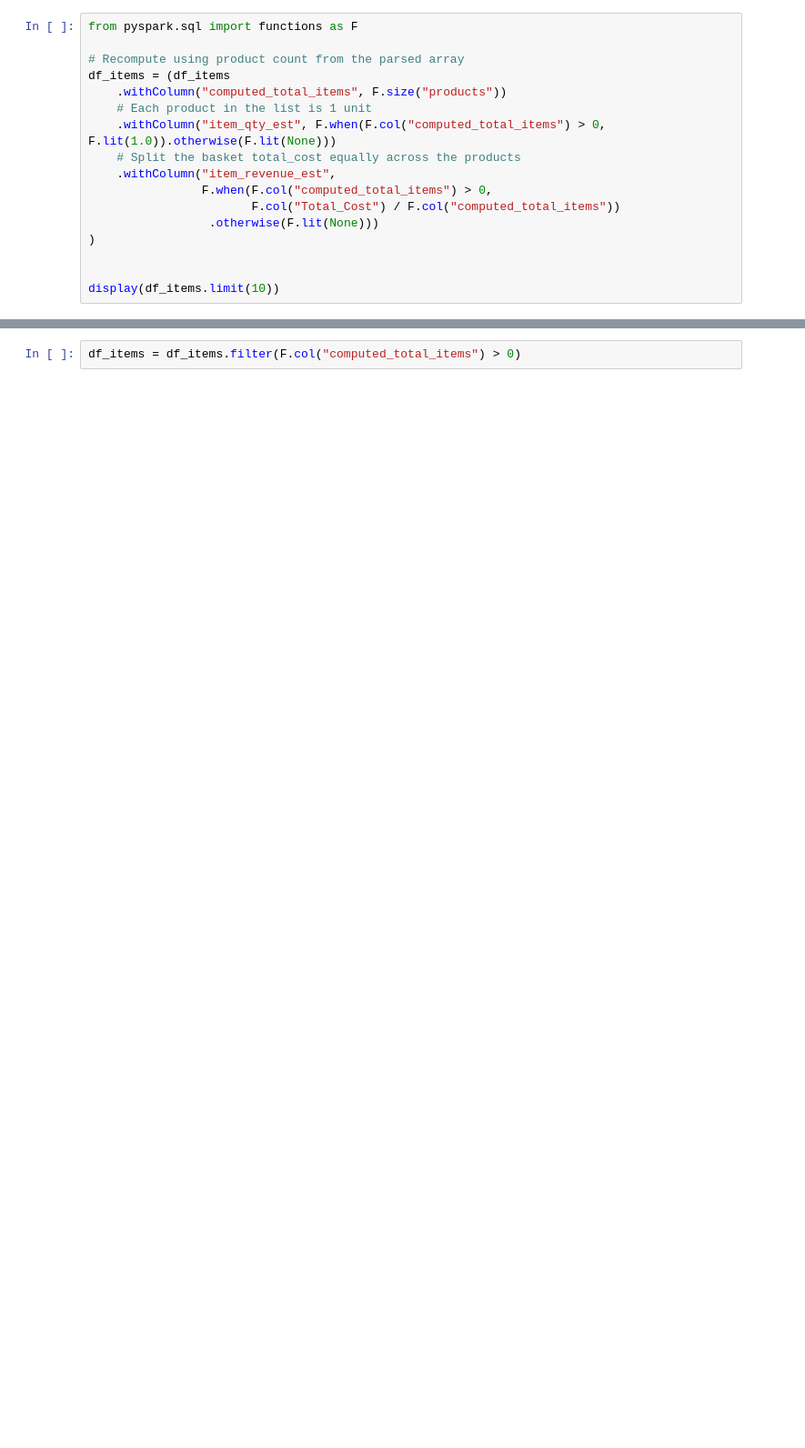
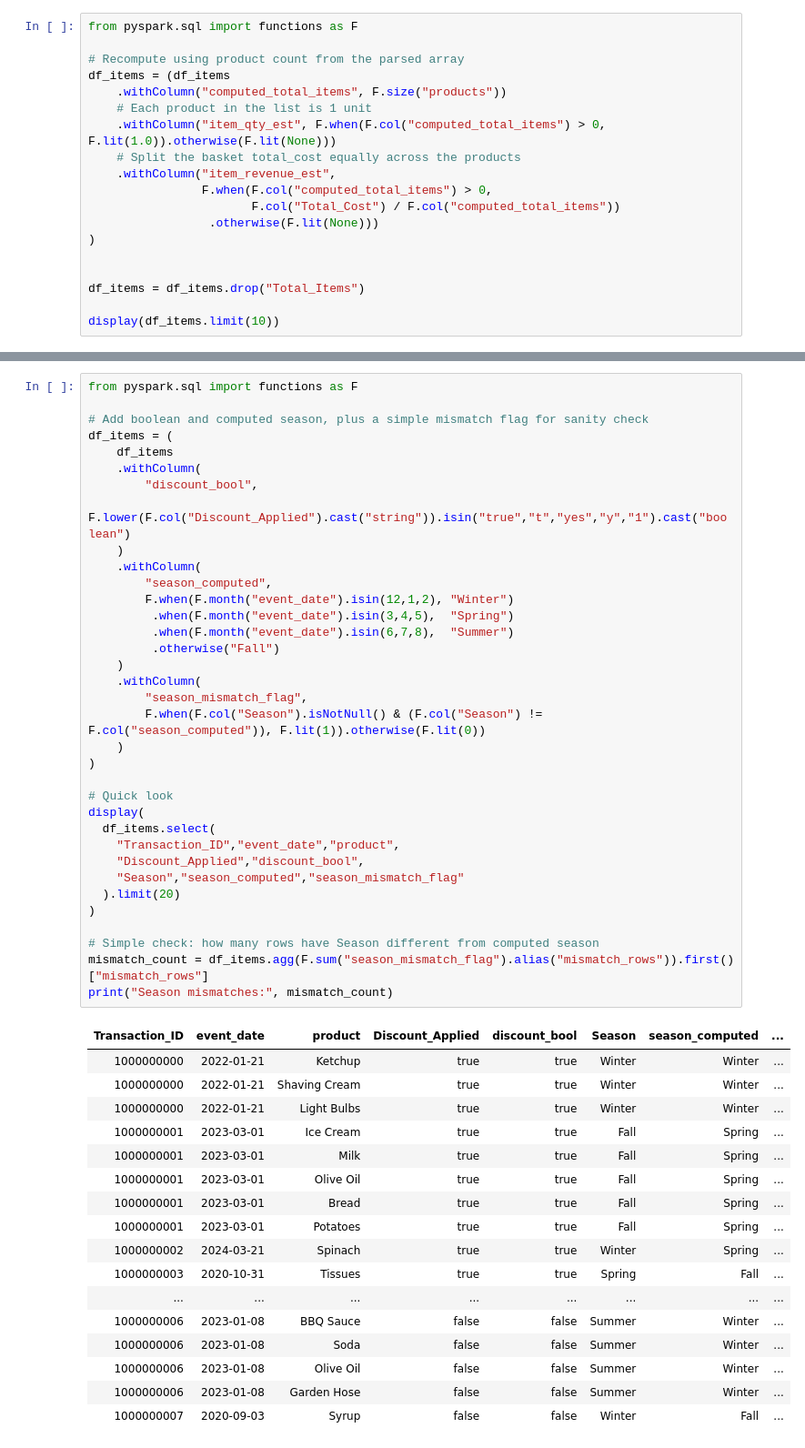
Before and after one commit to Iliyas-shah/RetailDemandForecast, a Jupyter notebook: Code/retail_demand_forecast.ipynb, the cells around one changed output, grey strips where cells are left out. Shown at 91% size. Drawn from its saved outputs; the diff is of its cells as text; blank space fills up the shorter version.

```diff
--- a/Code/retail_demand_forecast.ipynb
+++ b/Code/retail_demand_forecast.ipynb
@@ -57,4 +113,6 @@ df_items = (df_items
 )
 
 
+df_items = df_items.drop("Total_Items")
+
 display(df_items.limit(10))
@@ -61,2 +131,53 @@ display(df_items.limit(10))
-# %%
-df_items = df_items.filter(F.col("computed_total_items") > 0)
+# %%
+from pyspark.sql import functions as F
+
+# Add boolean and computed season, plus a simple mismatch flag for sanity check
+df_items = (
+    df_items
+    .withColumn(
+        "discount_bool",
+        F.lower(F.col("Discount_Applied").cast("string")).isin("true","t","yes","y","1").cast("boolean")
+    )
+    .withColumn(
+        "season_computed",
+        F.when(F.month("event_date").isin(12,1,2), "Winter")
+         .when(F.month("event_date").isin(3,4,5),  "Spring")
+         .when(F.month("event_date").isin(6,7,8),  "Summer")
+         .otherwise("Fall")
+    )
+    .withColumn(
+        "season_mismatch_flag",
+        F.when(F.col("Season").isNotNull() & (F.col("Season") != F.col("season_computed")), F.lit(1)).otherwise(F.lit(0))
+    )
+)
+
+# Quick look
+display(
+  df_items.select(
+    "Transaction_ID","event_date","product",
+    "Discount_Applied","discount_bool",
+    "Season","season_computed","season_mismatch_flag"
+  ).limit(20)
+)
+
+# Simple check: how many rows have Season different from computed season
+mismatch_count = df_items.agg(F.sum("season_mismatch_flag").alias("mismatch_rows")).first()["mismatch_rows"]
+print("Season mismatches:", mismatch_count)
+# %% [output]
+| Transaction_ID | event_date | product | Discount_Applied | discount_bool | Season | season_computed | ... |
+| 1000000000 | 2022-01-21 | Ketchup | true | true | Winter | Winter | ... |
+| 1000000000 | 2022-01-21 | Shaving Cream | true | true | Winter | Winter | ... |
+| 1000000000 | 2022-01-21 | Light Bulbs | true | true | Winter | Winter | ... |
+| 1000000001 | 2023-03-01 | Ice Cream | true | true | Fall | Spring | ... |
+| 1000000001 | 2023-03-01 | Milk | true | true | Fall | Spring | ... |
+| 1000000001 | 2023-03-01 | Olive Oil | true | true | Fall | Spring | ... |
+| 1000000001 | 2023-03-01 | Bread | true | true | Fall | Spring | ... |
+| 1000000001 | 2023-03-01 | Potatoes | true | true | Fall | Spring | ... |
+| 1000000002 | 2024-03-21 | Spinach | true | true | Winter | Spring | ... |
+| 1000000003 | 2020-10-31 | Tissues | true | true | Spring | Fall | ... |
+| ... | ... | ... | ... | ... | ... | ... | ... |
+| 1000000006 | 2023-01-08 | BBQ Sauce | false | false | Summer | Winter | ... |
+| 1000000006 | 2023-01-08 | Soda | false | false | Summer | Winter | ... |
+| 1000000006 | 2023-01-08 | Olive Oil | false | false | Summer | Winter | ... |
+| 1000000006 | 2023-01-08 | Garden Hose | false | false | Summer | Winter | ... |
+| 1000000007 | 2020-09-03 | Syrup | false | false | Winter | Fall | ... |
```
Also changed, not shown: parts of 22 cells of this notebook.
